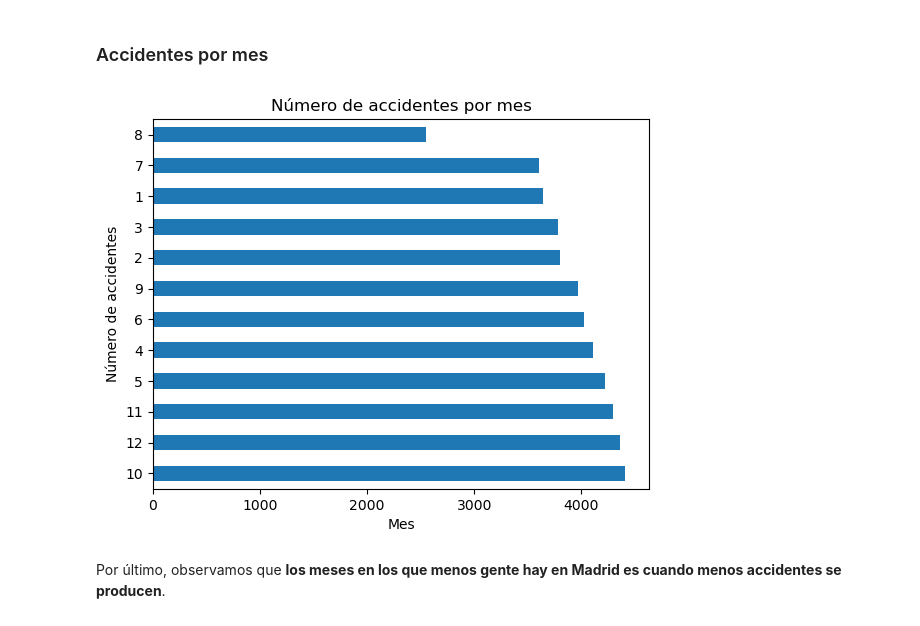
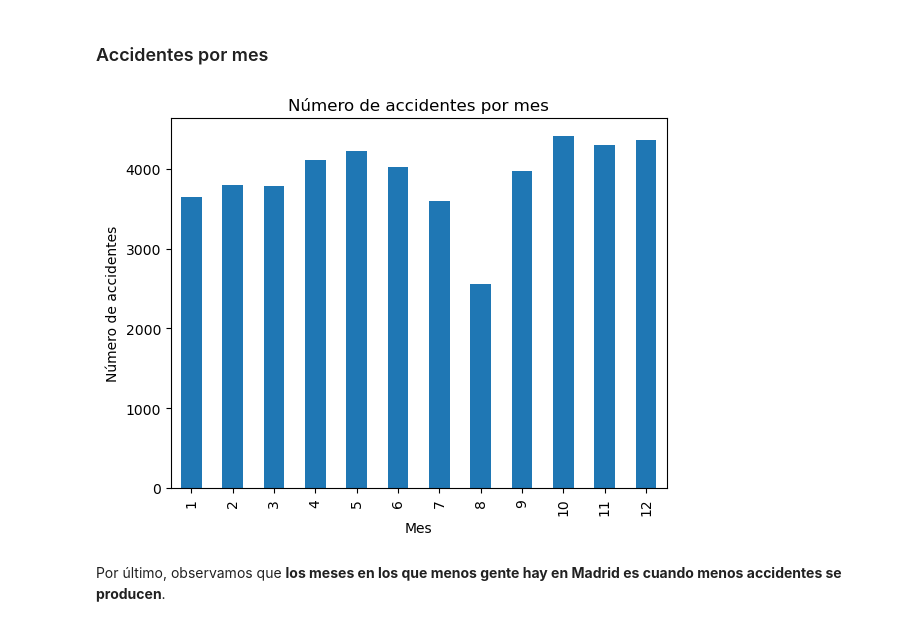
Before and after one commit to fernanditomartinez85/EDA-ACCIDENTALIDAD-MADRID, a Jupyter notebook: EDA_FERNANDO.ipynb, the cells around one changed output. Drawn from its saved outputs; the diff is of its cells as text; code cells hidden in the pictures.

```diff
--- a/EDA_FERNANDO.ipynb
+++ b/EDA_FERNANDO.ipynb
@@ -651,15 +658,15 @@ Vemos que los accidentes se producen en el tramo de edad **25 - 55**. Tiene sent
 # %% [markdown]
 ### Accidentes por mes
 # %%
-accidentes_por_mes = db['mes'].value_counts()
+accidentes_por_mes = db['mes'].value_counts().sort_index()
 # %%
-accidentes_por_mes.plot.barh()
+accidentes_por_mes.plot.bar()
 plt.title('Número de accidentes por mes')
 plt.xlabel('Mes')
 plt.ylabel('Número de accidentes')
 plt.show()
 # %% [output]
-[figure, old version]
+[figure, new version]
 # %% [markdown]
 Por último, observamos que **los meses en los que menos gente hay en Madrid es cuando menos accidentes se producen**.
 # %% [markdown]
```
Also changed, not shown: parts of 36 cells of this notebook.
